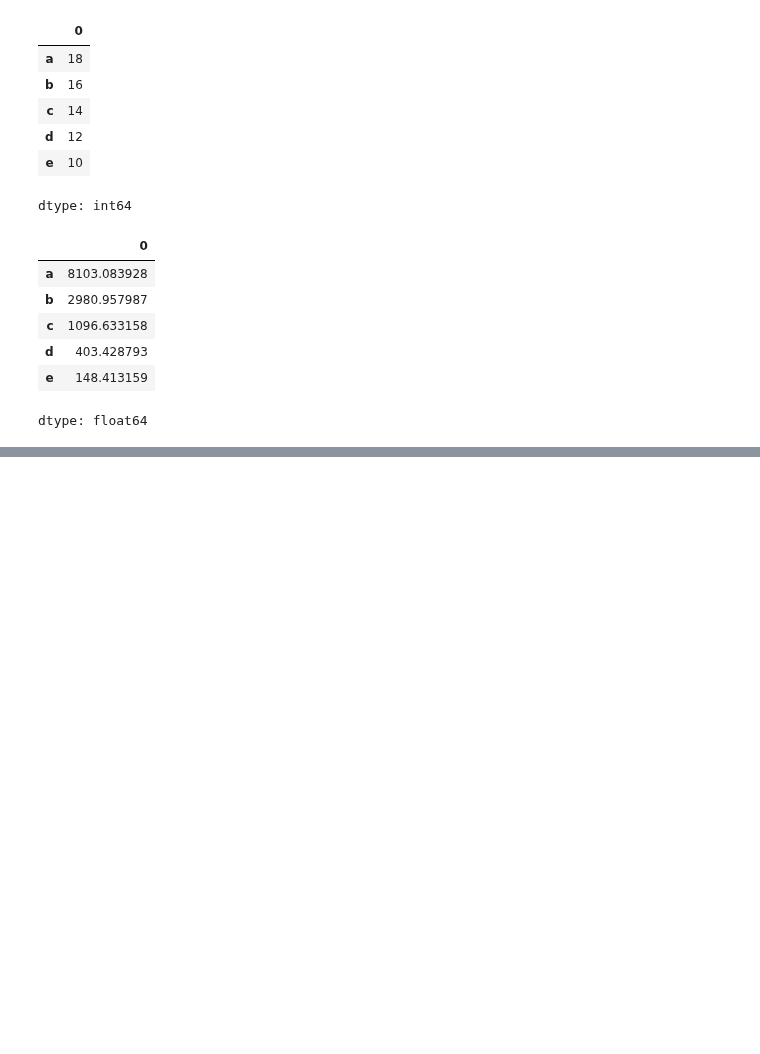
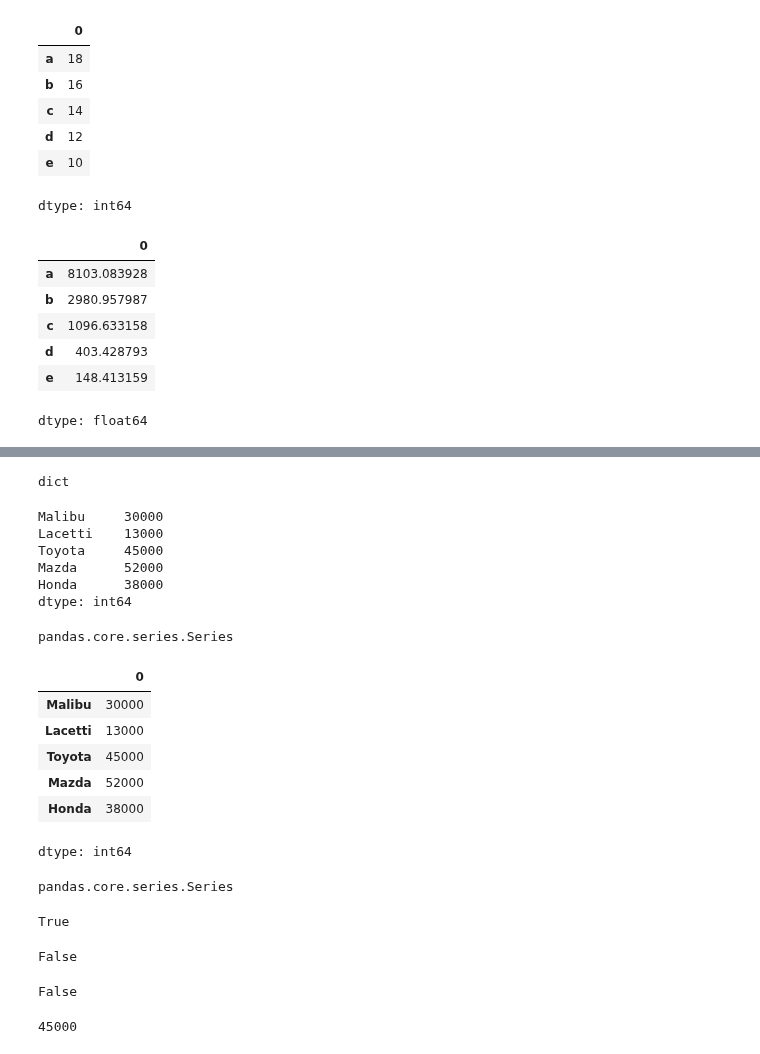
Before and after one commit to izzat-ai/learning-ai, a Jupyter notebook: pandas/series.ipynb, the cells around one changed output, grey strips where cells are left out. Drawn from its saved outputs; the diff is of its cells as text; code cells hidden in the pictures; blank space fills up the shorter version.

```diff
--- a/pandas/series.ipynb
+++ b/pandas/series.ipynb
@@ -139,0 +144,4 @@ dtype: float64
+# %%
+type(cars)
+# %% [output]
+dict
@@ -139,0 +151,47 @@ dtype: float64
+# %%
+print(cars_ser)
+# %% [output]
+Malibu     30000
+Lacetti    13000
+Toyota     45000
+Mazda      52000
+Honda      38000
+dtype: int64
+# %%
+type(cars_ser)
+# %% [output]
+pandas.core.series.Series
+# %%
+# the second way to create a series using a dictionary
+cars_ser2 = Series({'Malibu':30000, 'Lacetti':13000, 'Toyota':45000, 'Mazda':52000, 'Honda':38000})
+# %%
+cars_ser2
+# %% [output]
+|  | 0 |
+| Malibu | 30000 |
+| Lacetti | 13000 |
+| Toyota | 45000 |
+| Mazda | 52000 |
+| Honda | 38000 |
+dtype: int64
+# %%
+type(cars_ser2)
+# %% [output]
+pandas.core.series.Series
+# %%
+# this series can be referred to as a dictionary
+'Malibu' in cars_ser2 # is Malibu in cars_ser2 ?
+# %% [output]
+True
+# %%
+'BMW' in cars_ser
+# %% [output]
+False
+# %%
+'Merc' in cars_ser2
+# %% [output]
+False
+# %%
+print(cars_ser2['Toyota'])
+# %% [output]
+45000
```
Also changed, not shown: parts of 6 cells of this notebook.
